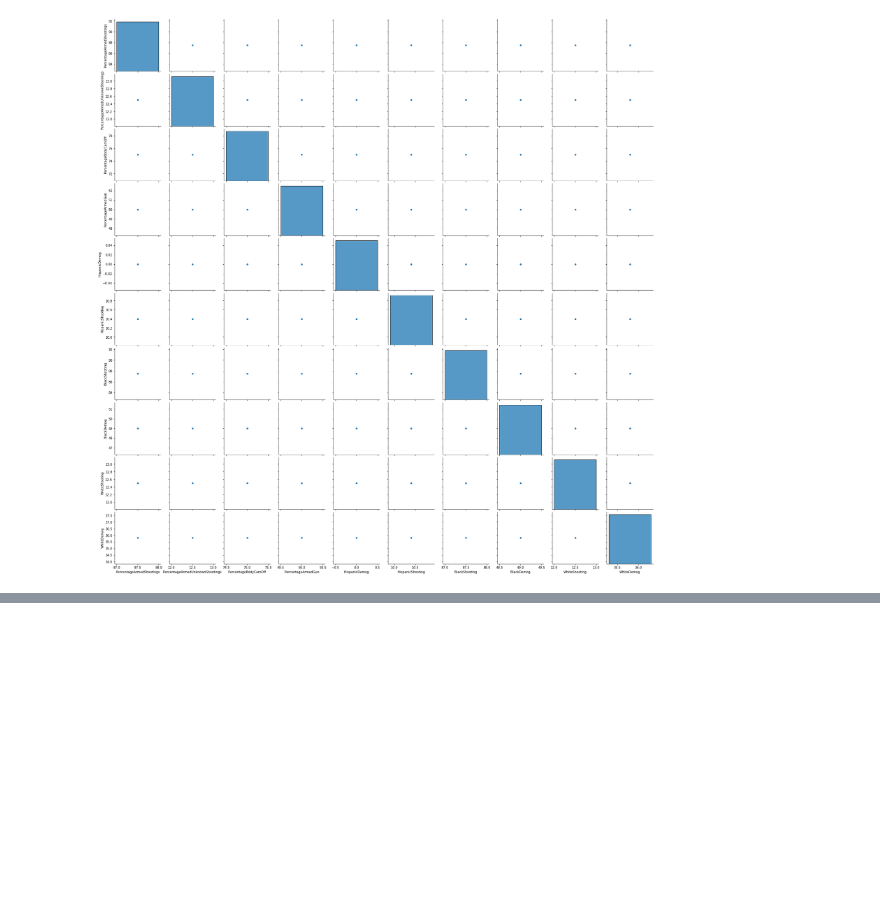
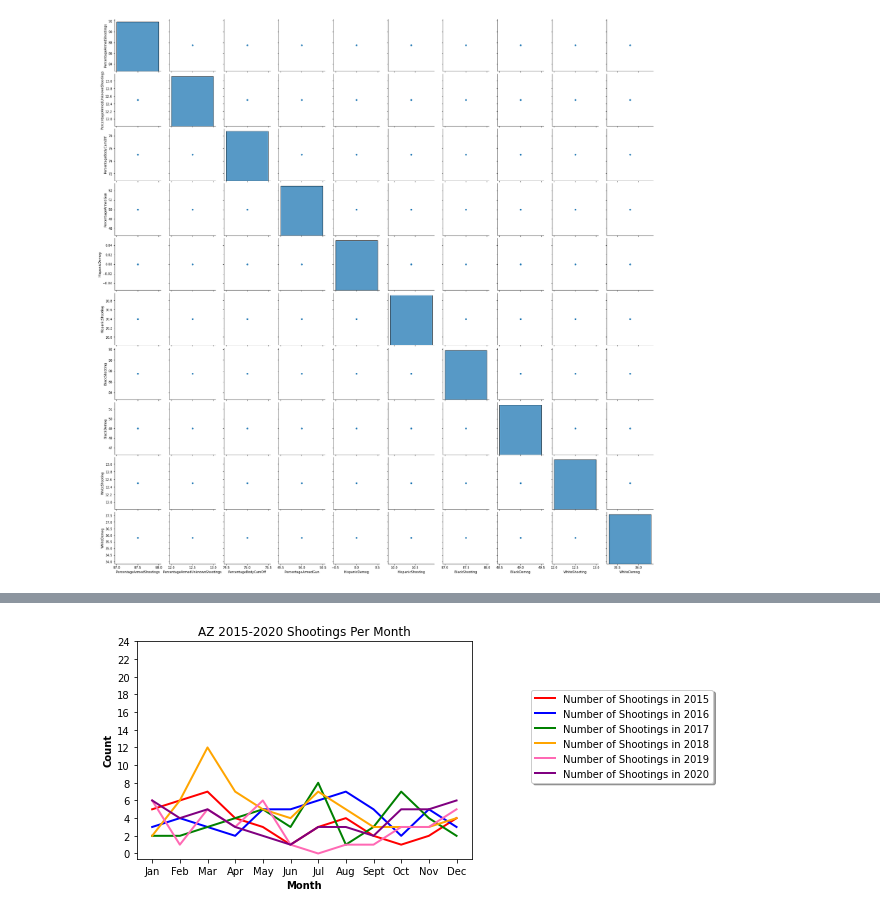
Before and after one commit to bzamora020/data-exploration-research, a Jupyter notebook: python-processing/visualization.ipynb, the cells around one changed output, grey strips where cells are left out. Cells and saved outputs as stored; diff of their text form; code cells hidden in the pictures; blank space fills up the shorter version.

```diff
--- a/python-processing/visualization.ipynb
+++ b/python-processing/visualization.ipynb
@@ -389,0 +376,41 @@ plt.show()
+# %%
+### use the function regplot to make a scatterplot
+import pandas as pd
+import numpy as np
+import matplotlib.pyplot as plt
+
+df = pd.read_csv("statesSortedOnNumshootingsSelected2015_2017.csv")
+
+x_vals = ["Jan","Feb","Mar", "Apr", "May", "Jun", "Jul", "Aug", "Sept", "Oct", "Nov", "Dec"]
+
+y2015 = [df.iloc[2,1], df.iloc[2,2], df.iloc[2,3],df.iloc[2,4], df.iloc[2,5], df.iloc[2,6], df.iloc[2,7], df.iloc[2,8], df.iloc[2,9],df.iloc[2,10], df.iloc[2,11], df.iloc[2,12]]
+y2016 = [df.iloc[2,13], df.iloc[2,14], df.iloc[2,15],df.iloc[2,16], df.iloc[2,17], df.iloc[2,18], df.iloc[2,19], df.iloc[2,20], df.iloc[2,21],df.iloc[2,22], df.iloc[2,23], df.iloc[2,24]]
+y2017 = [df.iloc[2,25], df.iloc[2,26], df.iloc[2,27],df.iloc[2,28], df.iloc[2,29], df.iloc[2,30], df.iloc[2,31], df.iloc[2,32], df.iloc[2,33],df.iloc[2,34], df.iloc[2,35], df.iloc[2,36]]
+
+# multiple line plots
+plt.plot( x_vals, y2015, marker='', color='red', linewidth=2,  label='Number of Shootings in 2015')
+plt.plot( x_vals, y2016, marker='', color='blue', linewidth=2, label='Number of Shootings in 2016')
+plt.plot( x_vals, y2017, marker='', color='green', linewidth=2, label='Number of Shootings in 2017')
+
+df2 = pd.read_csv("statesSortedOnNumshootingsSelected2018_2020.csv")
+
+
+y2018 = [df2.iloc[2,1], df2.iloc[2,2], df2.iloc[2,3],df2.iloc[2,4], df2.iloc[2,5], df2.iloc[2,6], df2.iloc[2,7], df2.iloc[2,8], df2.iloc[2,9],df2.iloc[2,10], df2.iloc[2,11], df2.iloc[2,12]]
+y2019 = [df2.iloc[2,13], df2.iloc[2,14], df2.iloc[2,15],df2.iloc[2,16], df2.iloc[2,17], df2.iloc[2,18], df2.iloc[2,19], df2.iloc[2,20], df2.iloc[2,21],df2.iloc[2,22], df2.iloc[2,23], df2.iloc[2,24]]
+y2020 = [df2.iloc[2,25], df2.iloc[2,26], df2.iloc[2,27],df2.iloc[2,28], df2.iloc[2,29], df2.iloc[2,30], df2.iloc[2,31], df2.iloc[2,32], df2.iloc[2,33],df2.iloc[2,34], df2.iloc[2,35], df2.iloc[2,36]]
+
+# multiple line plots
+plt.plot( x_vals, y2018, marker='', color='orange', linewidth=2,  label='Number of Shootings in 2018')
+plt.plot( x_vals, y2019, marker='', color='hotpink', linewidth=2, label='Number of Shootings in 2019')
+plt.plot( x_vals, y2020, marker='', color='purple', linewidth=2, label='Number of Shootings in 2020')
+
+plt.xlabel('Month', fontweight='bold')
+plt.ylabel('Count', fontweight='bold')
+plt.yticks(np.arange(0, 25, 2))
+
+# Create legend & Show graphic
+plt.title("AZ 2015-2020 Shootings Per Month")
+plt.legend(loc='upper center', bbox_to_anchor=(1.45, 0.8), shadow=True, ncol=1)
+plt.show()
+# %% [output]
+[figure, added]
```
Also changed, not shown: parts of 28 cells of this notebook, 34 other files.
